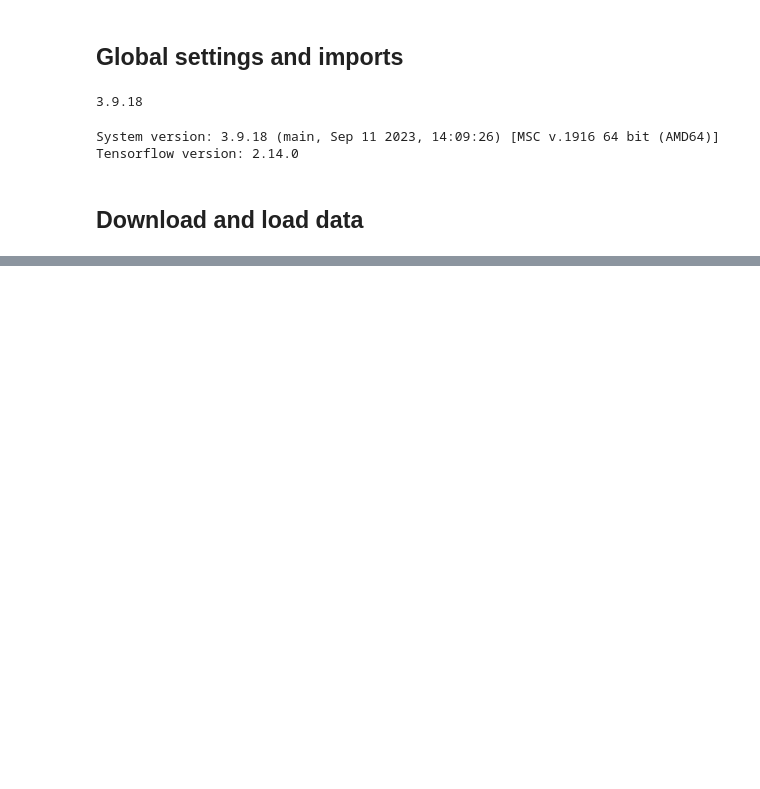
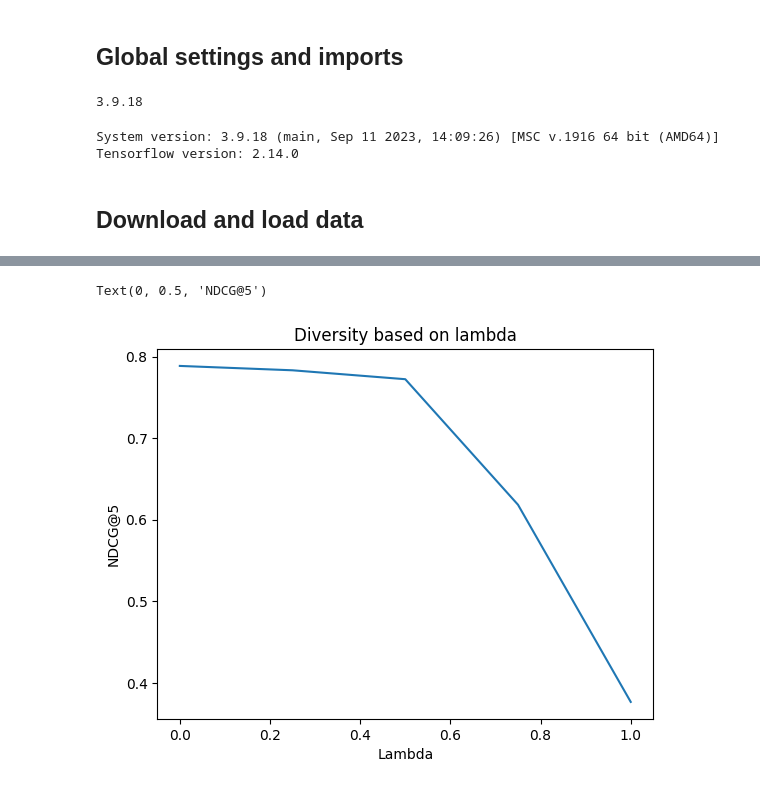
Before and after one commit to aisa6148/News_Recommendation_Project_2023, a Jupyter notebook: dkn_MIND.ipynb, the cells around one changed output, grey strips where cells are left out. Drawn from its saved outputs; the diff is of its cells as text; code cells hidden in the pictures; blank space fills up the shorter version.

```diff
--- a/dkn_MIND.ipynb
+++ b/dkn_MIND.ipynb
@@ -679,0 +340,9 @@ If we don't just want to do categories, we could try doing similarity with the a
+# %%
+import matplotlib.pyplot as plt
+plt.plot(lamdas, diversities)
+plt.title(f"Diversity based on lambda")
+plt.xlabel("Lambda")
+plt.ylabel(f"NDCG@{k}")
+# %% [output]
+Text(0, 0.5, 'NDCG@5')
+[figure, added]
```
Also changed, not shown: parts of 79 cells of this notebook.
